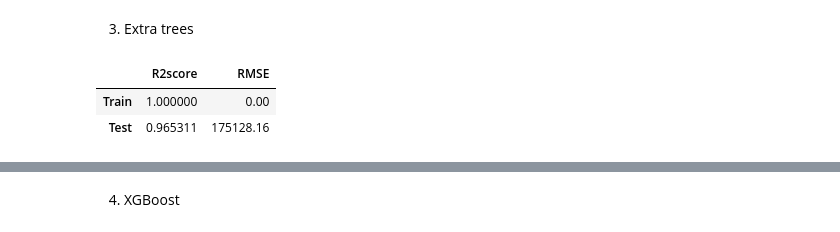
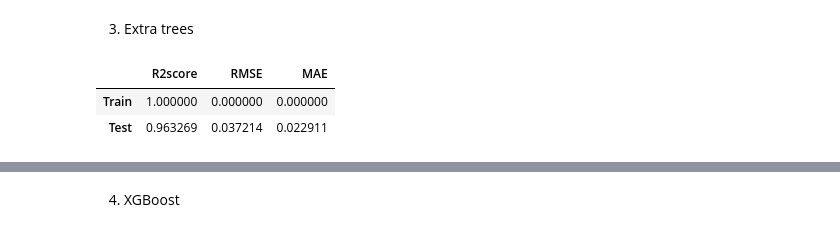
Before and after one commit to Rheyhan/Tugas-Magang-Dept, a Jupyter notebook: src/Main.ipynb, the cells around one changed output, grey strips where cells are left out. Saved outputs shown, nothing was run; the diff lists cells and outputs as text; code cells hidden in the pictures.

```diff
--- a/src/Main.ipynb
+++ b/src/Main.ipynb
@@ -439,11 +469,10 @@ accuracy_test(rf)
 # %% [markdown]
 3. Extra trees
-# %%
-et = ExtraTreesRegressor()
-et.fit(train_X, train_y)
-
-accuracy_test(et)
-# %% [output]
-|  | R2score | RMSE |
-| Train | 1.000000 | 0.00 |
-| Test | 0.965311 | 175128.16 |
+# %%
+et = ExtraTreesRegressor()
+et_model, et_result = monte_carlo_simulation(et)
+et_result
+# %% [output]
+|  | R2score | RMSE | MAE |
+| Train | 1.000000 | 0.000000 | 0.000000 |
+| Test | 0.963269 | 0.037214 | 0.022911 |
```
Also changed, not shown: parts of 28 cells of this notebook.
